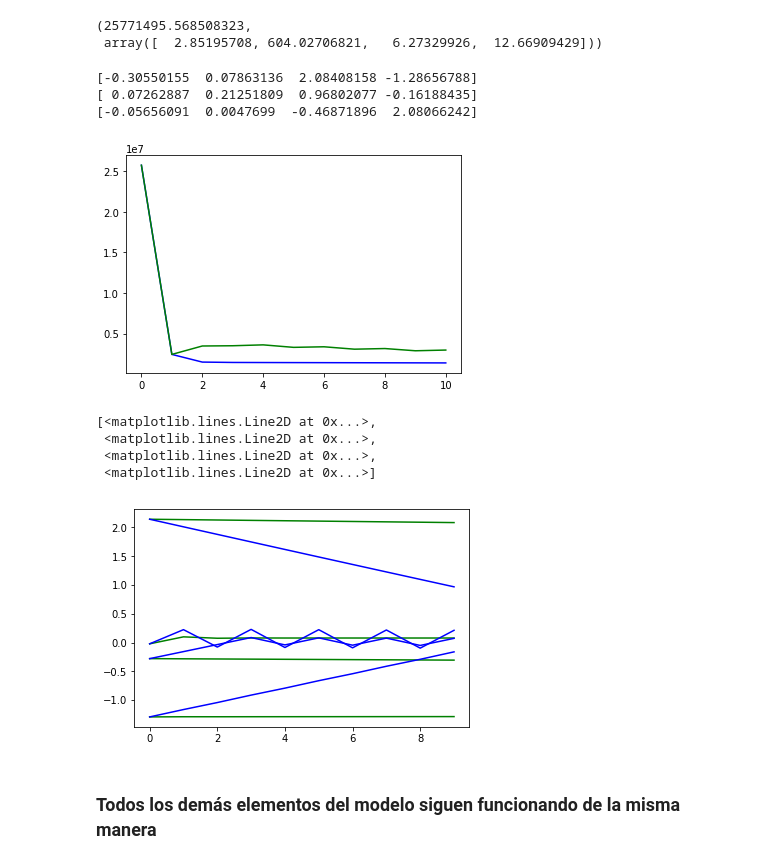
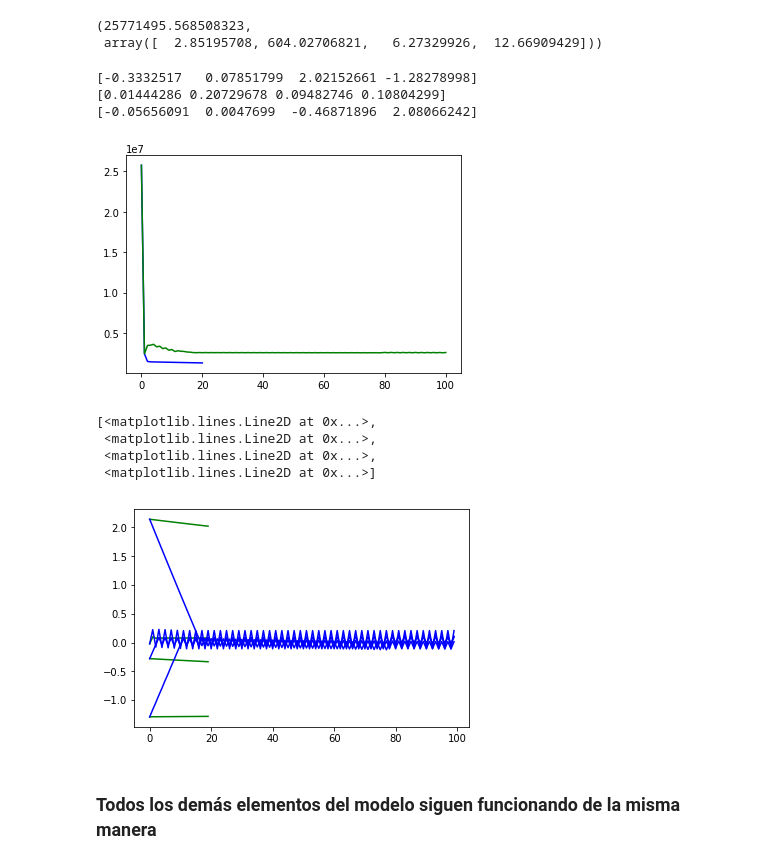
Before and after one commit to lpz-schoolofai/ISML2018, a Jupyter notebook: Week3/ISML-week3.2.ipynb, the cells around one changed output. Saved outputs shown, nothing was run; the diff lists cells and outputs as text; code cells hidden in the pictures.

```diff
--- a/Week3/ISML-week3.2.ipynb
+++ b/Week3/ISML-week3.2.ipynb
@@ -375,18 +395,18 @@ def gradientDescent_L1(X,Y,Theta_gd,alpha=0.01,iteraciones=100, lam=100):
             print("Función de costo en la iteración ", i, ": ",round(J,2))
     return Theta_gd , histJ, histT
 # %%
-Theta_opt , hist_J , histT = gradientDescent_test(X,Y,Theta_gd, alpha=0.001, iteraciones=10**1)
-Theta_opt_L1 , hist_J_L1 , histT_L1= gradientDescent_L1(X,Y,Theta_gd, alpha=0.001, iteraciones=10**1, lam= 10**5)
+Theta_opt , hist_J , histT = gradientDescent_test(X,Y,Theta_gd, alpha=0.001, iteraciones=10*2)
+Theta_opt_L1 , hist_J_L1 , histT_L1= gradientDescent_L1(X,Y,Theta_gd, alpha=0.001, iteraciones=10**2, lam= 10**5)
 plt.plot(hist_J, c="blue")
 plt.plot(hist_J_L1, c="green")
 print(Theta_opt)
 print(Theta_opt_L1)
 print(reg_lin_Mat(X,Y))
 # %% [output]
-[-0.30550155  0.07863136  2.08408158 -1.28656788]
-[ 0.07262887  0.21251809  0.96802077 -0.16188435]
+[-0.3332517   0.07851799  2.02152661 -1.28278998]
+[0.01444286 0.20729678 0.09482746 0.10804299]
 [-0.05656091  0.0047699  -0.46871896  2.08066242]
-[figure, old version]
+[figure, new version]
 # %%
 plt.plot(histT , c="g")
 plt.plot(histT_L1, c = "b")
@@ -395,7 +415,7 @@ plt.plot(histT_L1, c = "b")
  <matplotlib.lines.Line2D at 0x...>,
  <matplotlib.lines.Line2D at 0x...>,
  <matplotlib.lines.Line2D at 0x...>]
-[figure, old version]
+[figure, new version]
 # %% [markdown]
 ### Todos los demás elementos del modelo siguen funcionando de la misma manera
 # %% [markdown]
```
Also changed, not shown: parts of 15 cells of this notebook, 17 other files.
